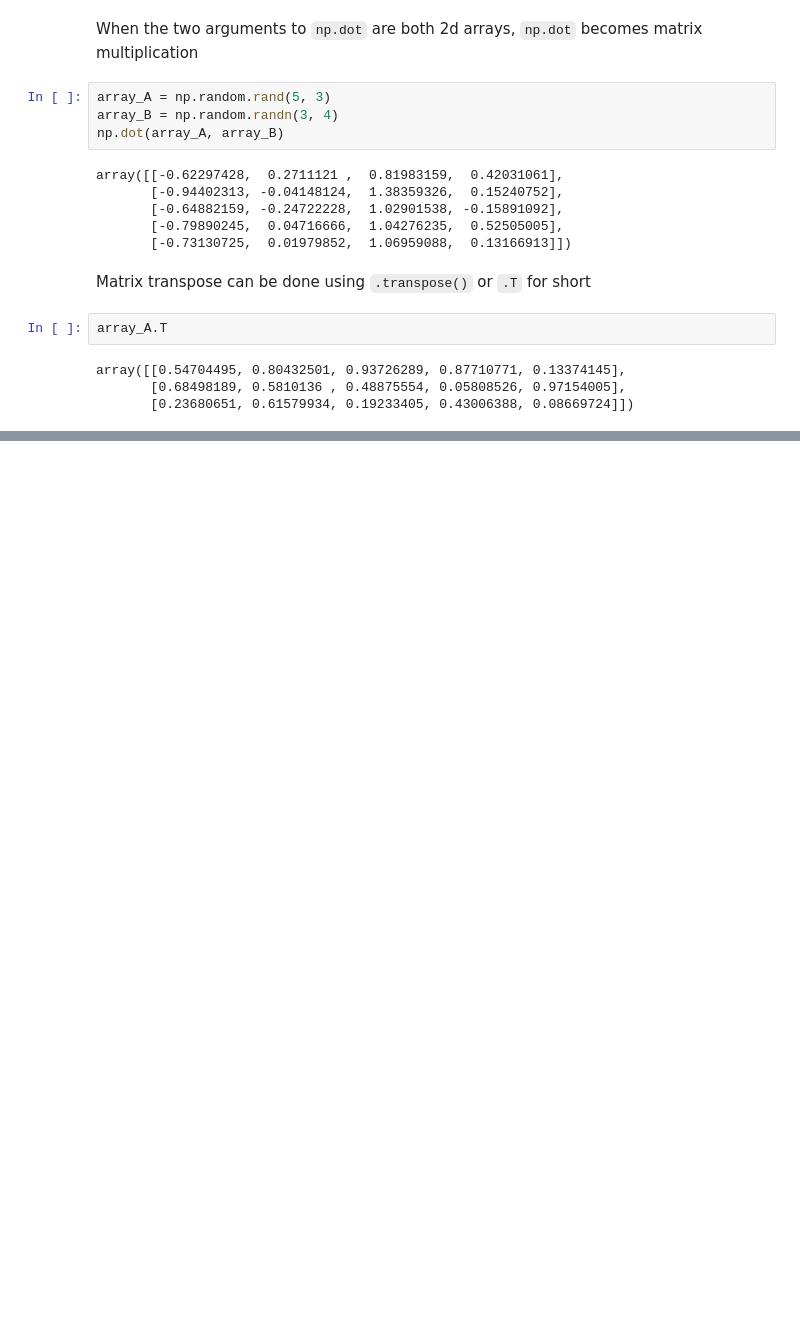
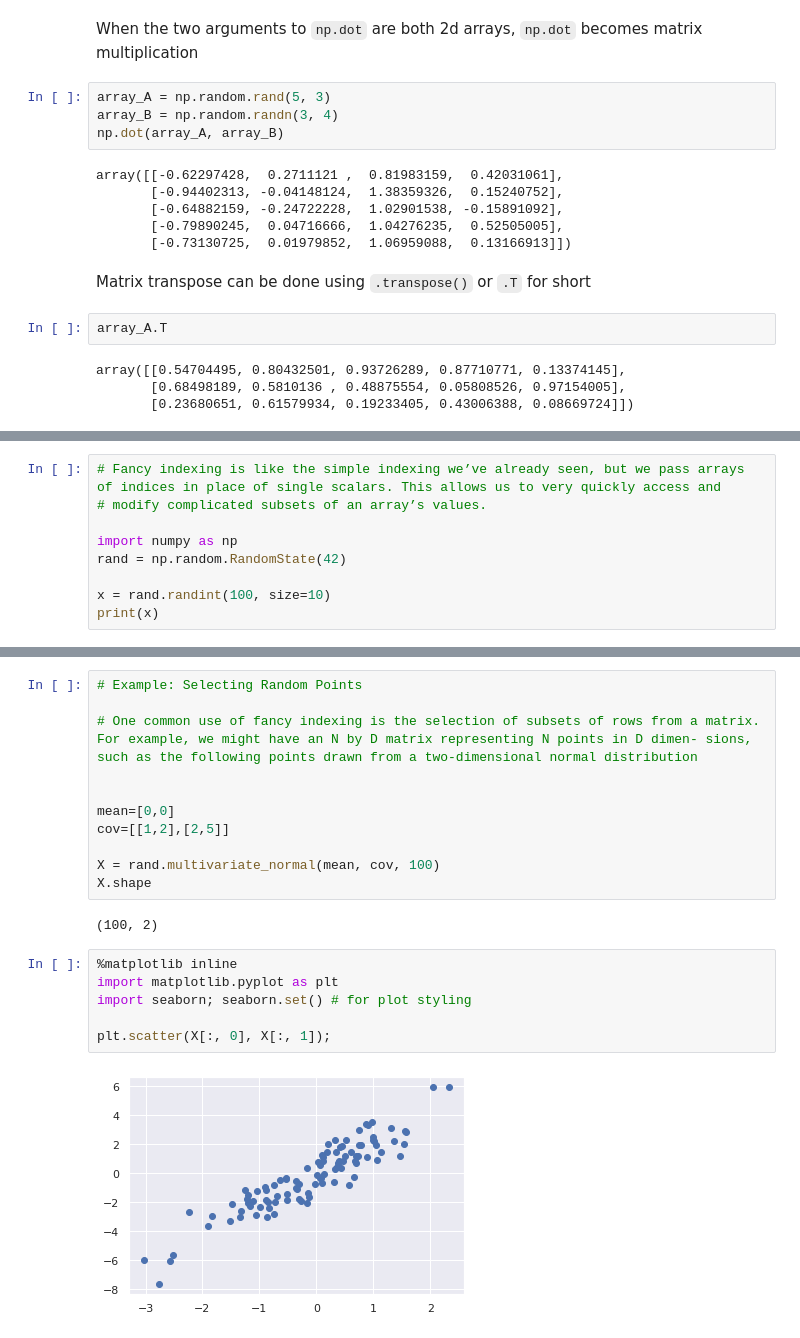
Before and after one commit to zoubida123ck/python-for-finance, a Jupyter notebook: day_02/lessons/03-numpy.ipynb, the cells around one changed output, grey strips where cells are left out. Saved outputs shown, nothing was run; the diff lists cells and outputs as text; blank space fills up the shorter version.

Commit message:
update numpy lesson

```diff
--- a/day_02/lessons/03-numpy.ipynb
+++ b/day_02/lessons/03-numpy.ipynb
@@ -293,0 +474,9 @@ array([[0.54704495, 0.80432501, 0.93726289, 0.87710771, 0.13374145],
+# %%
+# Fancy indexing is like the simple indexing we’ve already seen, but we pass arrays of indices in place of single scalars. This allows us to very quickly access and
+# modify complicated subsets of an array’s values.
+
+import numpy as np
+rand = np.random.RandomState(42)
+
+x = rand.randint(100, size=10)
+print(x)
@@ -293,0 +567,21 @@ array([[0.54704495, 0.80432501, 0.93726289, 0.87710771, 0.13374145],
+# %%
+# Example: Selecting Random Points
+
+# One common use of fancy indexing is the selection of subsets of rows from a matrix. For example, we might have an N by D matrix representing N points in D dimen‐ sions, such as the following points drawn from a two-dimensional normal distribution
+
+
+mean=[0,0]
+cov=[[1,2],[2,5]]
+
+X = rand.multivariate_normal(mean, cov, 100)
+X.shape
+# %% [output]
+(100, 2)
+# %%
+%matplotlib inline
+import matplotlib.pyplot as plt
+import seaborn; seaborn.set() # for plot styling
+
+plt.scatter(X[:, 0], X[:, 1]);
+# %% [output]
+[figure, added]
```
Also changed, not shown: parts of 61 cells of this notebook, 1 other file.
